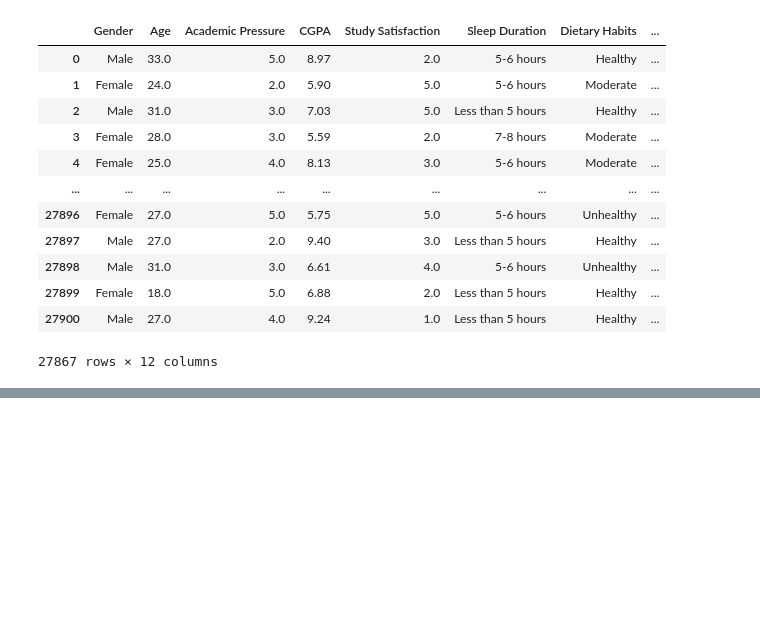
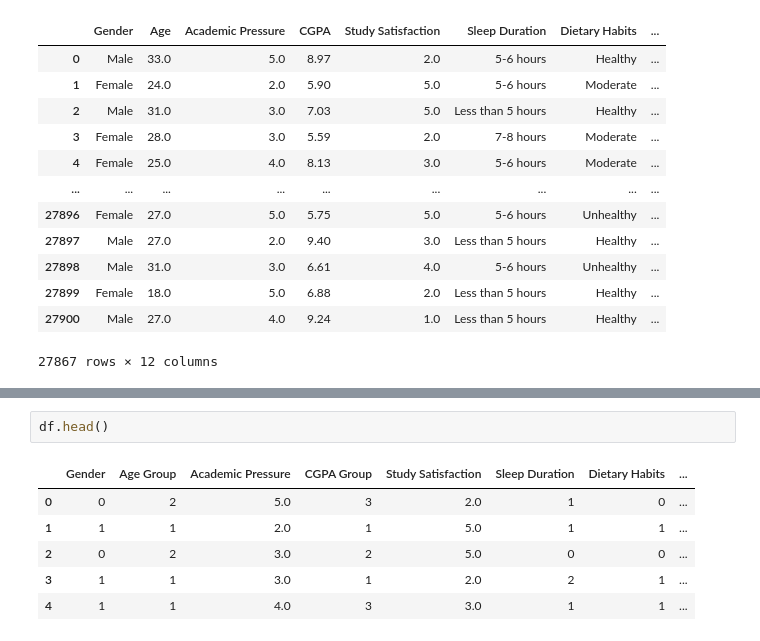
Before and after one commit to gaurav420p/Mind-Matters-Depression-Detection-ML-Project, a Jupyter notebook: analysis_model.ipynb, the cells around one changed output, grey strips where cells are left out. Cells and saved outputs as stored; diff of their text form; blank space fills up the shorter version.

```diff
--- a/analysis_model.ipynb
+++ b/analysis_model.ipynb
@@ -335,0 +461,9 @@ df
+# %%
+df.head()
+# %% [output]
+|  | Gender | Age Group | Academic Pressure | CGPA Group | Study Satisfaction | Sleep Duration | Dietary Habits | ... |
+| 0 | 0 | 2 | 5.0 | 3 | 2.0 | 1 | 0 | ... |
+| 1 | 1 | 1 | 2.0 | 1 | 5.0 | 1 | 1 | ... |
+| 2 | 0 | 2 | 3.0 | 2 | 5.0 | 0 | 0 | ... |
+| 3 | 1 | 1 | 3.0 | 1 | 2.0 | 2 | 1 | ... |
+| 4 | 1 | 1 | 4.0 | 3 | 3.0 | 1 | 1 | ... |
```
Also changed, not shown: parts of 26 cells of this notebook, 2 other files.
